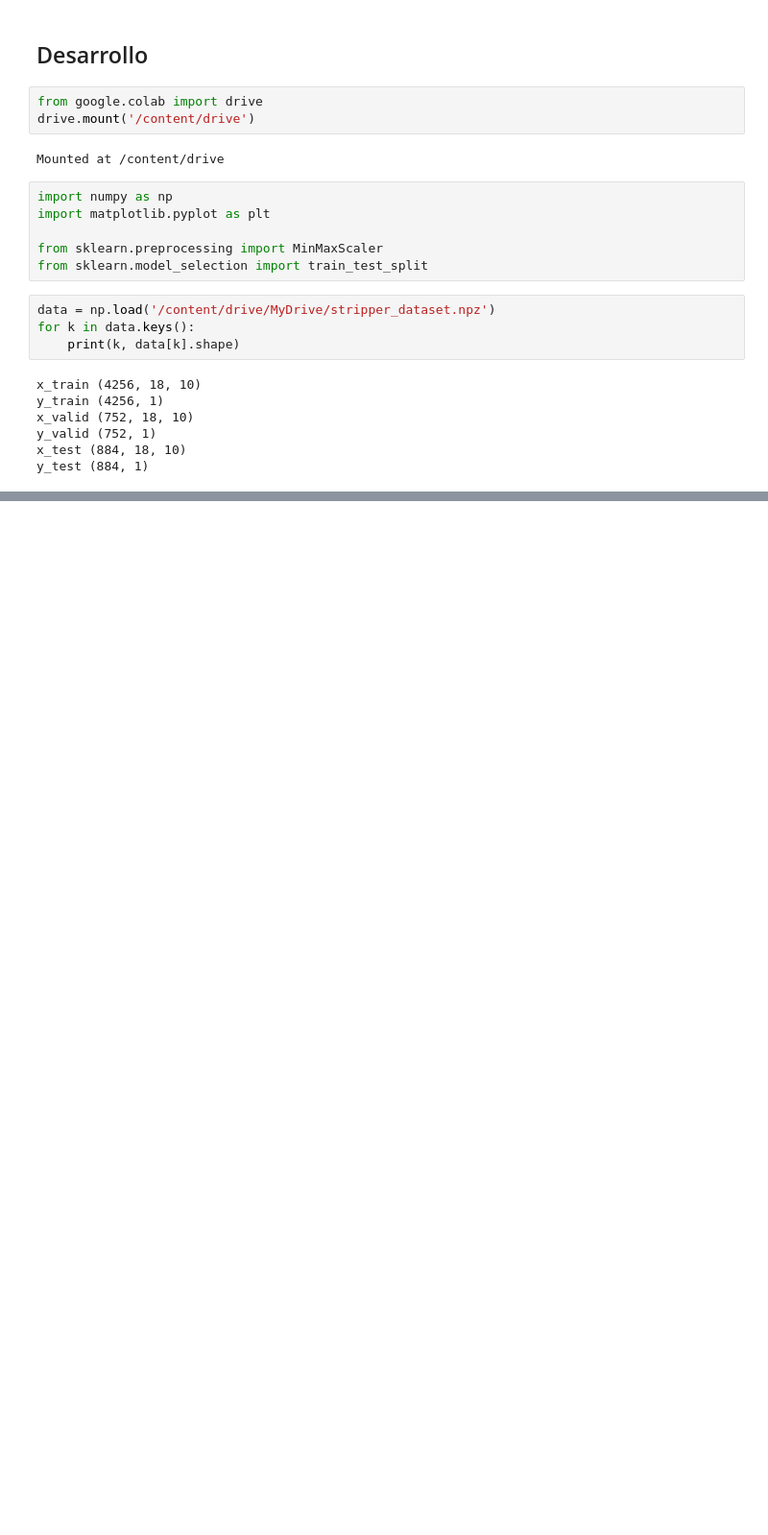
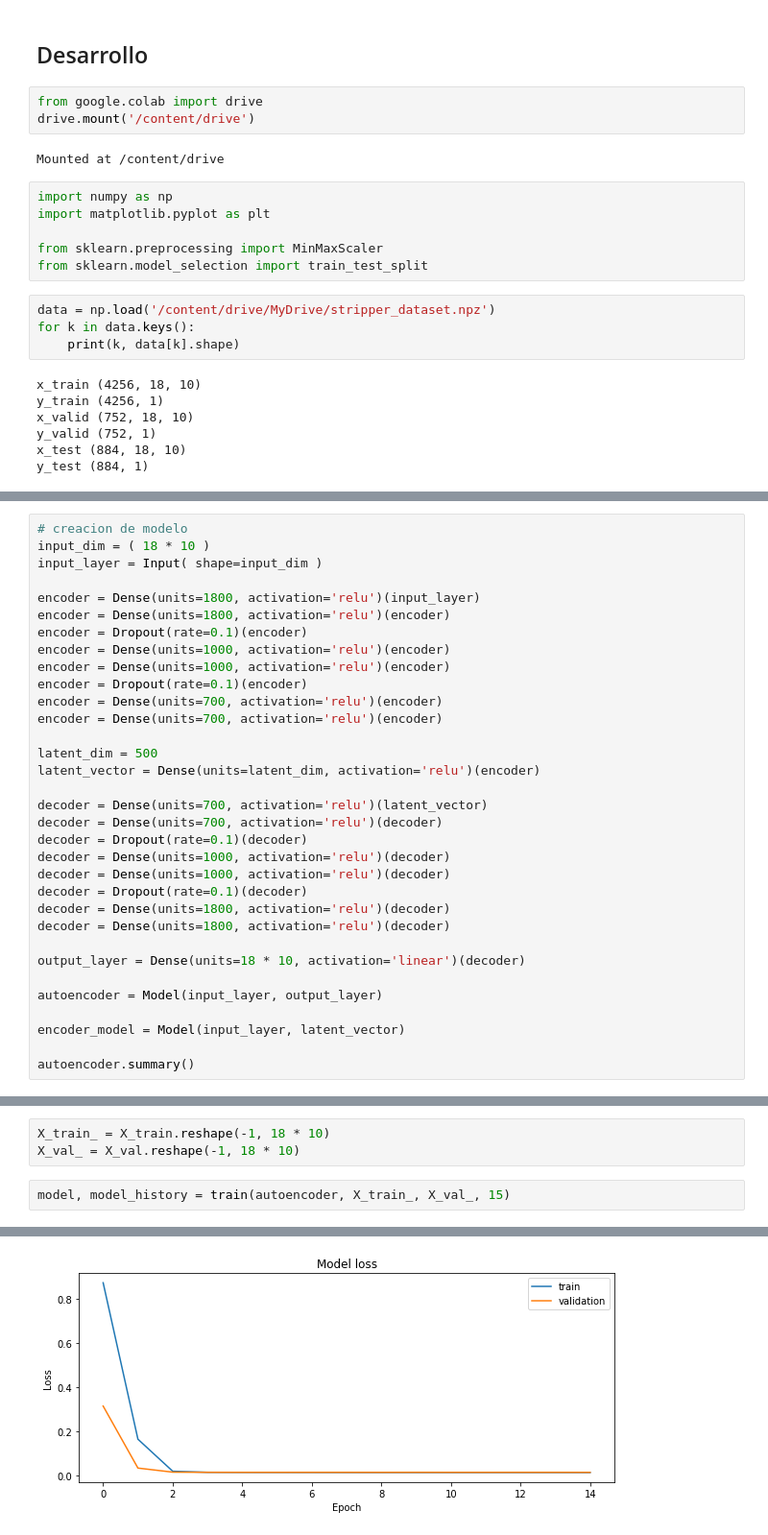
Before and after one commit to MartinVIllesca/ME7260-Aprendizaje-Profundo-en-Diagnostico-y-Pronostico-de-Fallas, a Jupyter notebook: t4/tarea_04.ipynb, the cells around one changed output, grey strips where cells are left out. Shown at 96% size. Saved outputs shown, nothing was run; the diff lists cells and outputs as text; blank space fills up the shorter version.

```diff
--- a/t4/tarea_04.ipynb
+++ b/t4/tarea_04.ipynb
@@ -174,0 +162,33 @@ explorar distribuciones de datos de entrenamiento y test
+# %%
+# creacion de modelo
+input_dim = ( 18 * 10 )
+input_layer = Input( shape=input_dim )
+
+encoder = Dense(units=1800, activation='relu')(input_layer)
+encoder = Dense(units=1800, activation='relu')(encoder)
+encoder = Dropout(rate=0.1)(encoder)
+encoder = Dense(units=1000, activation='relu')(encoder)
+encoder = Dense(units=1000, activation='relu')(encoder)
+encoder = Dropout(rate=0.1)(encoder)
+encoder = Dense(units=700, activation='relu')(encoder)
+encoder = Dense(units=700, activation='relu')(encoder)
+
+latent_dim = 500
+latent_vector = Dense(units=latent_dim, activation='relu')(encoder)
+
+decoder = Dense(units=700, activation='relu')(latent_vector)
+decoder = Dense(units=700, activation='relu')(decoder)
+decoder = Dropout(rate=0.1)(decoder)
+decoder = Dense(units=1000, activation='relu')(decoder)
+decoder = Dense(units=1000, activation='relu')(decoder)
+decoder = Dropout(rate=0.1)(decoder)
+decoder = Dense(units=1800, activation='relu')(decoder)
+decoder = Dense(units=1800, activation='relu')(decoder)
+
+output_layer = Dense(units=18 * 10, activation='linear')(decoder)
+
+autoencoder = Model(input_layer, output_layer)
+
+encoder_model = Model(input_layer, latent_vector)
+
+autoencoder.summary()
@@ -174,0 +230,6 @@ explorar distribuciones de datos de entrenamiento y test
+# %%
+X_train_ = X_train.reshape(-1, 18 * 10)
+X_val_ = X_val.reshape(-1, 18 * 10)
+# %%
+model, model_history = train(autoencoder, X_train_, X_val_, 15)
+# %% [output]
@@ -174,0 +253 @@ explorar distribuciones de datos de entrenamiento y test
+[figure, added]
```
Also changed, not shown: parts of 13 cells of this notebook.
